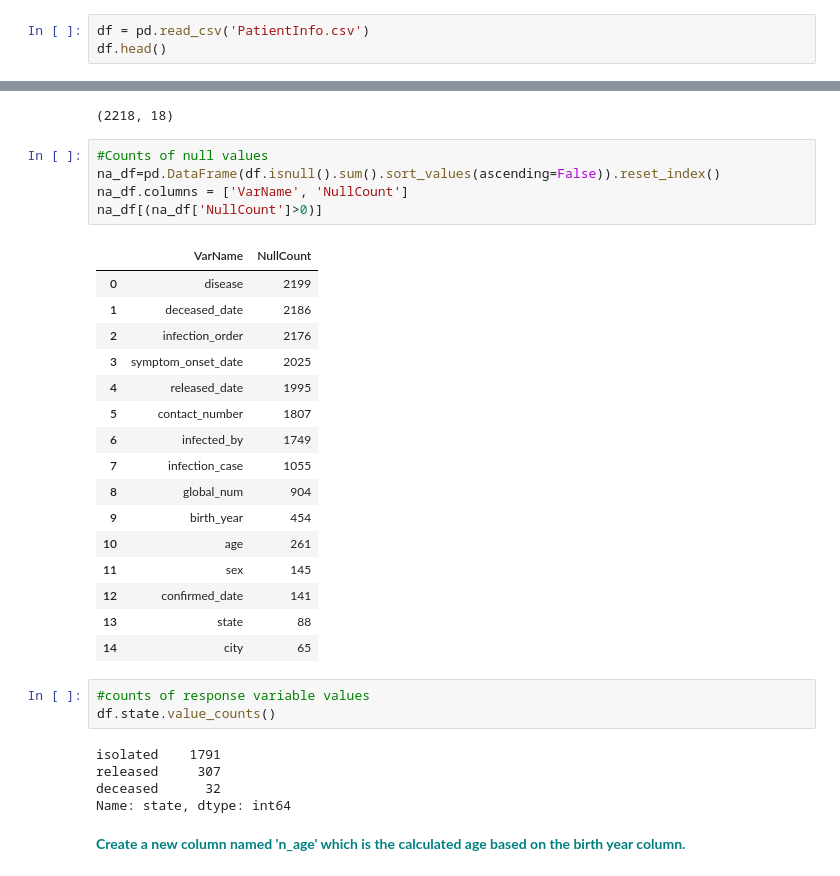
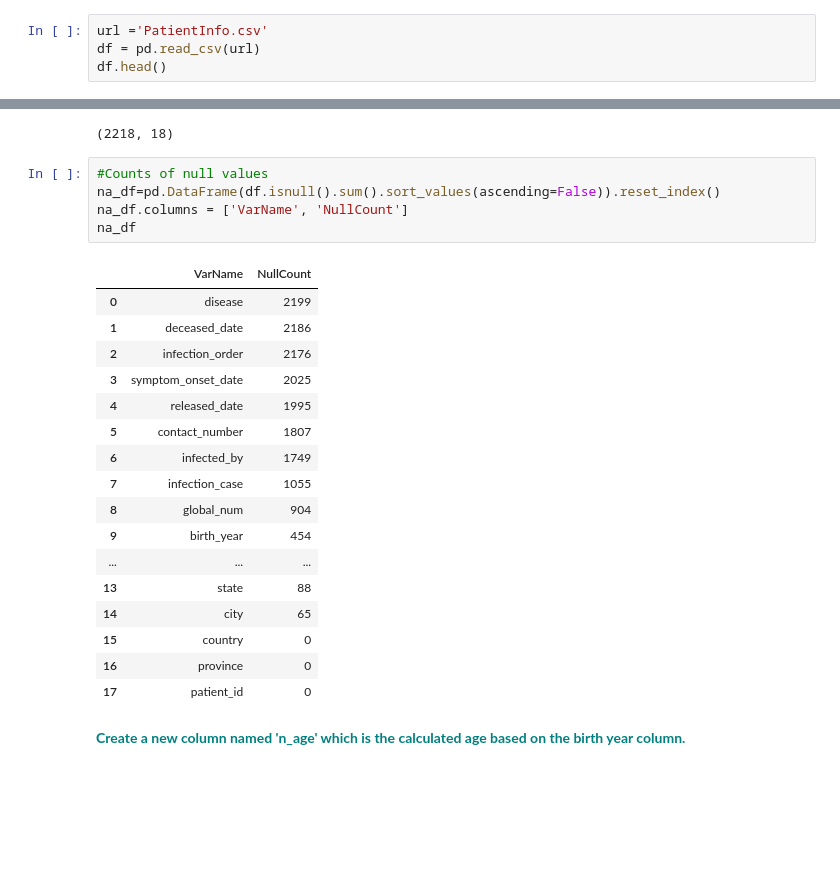
Before and after one commit to colelandolt/Random-Forest-Case-Study, a Jupyter notebook: RandomForest_casestudy_covid19.ipynb, the cells around one changed output, grey strips where cells are left out. Cells and saved outputs as stored; diff of their text form; blank space fills up the shorter version.

```diff
--- a/RandomForest_casestudy_covid19.ipynb
+++ b/RandomForest_casestudy_covid19.ipynb
@@ -55,7 +56,8 @@ from sklearn.experimental import enable_iterative_imputer
 from sklearn.impute import IterativeImputer
 from sklearn.ensemble import ExtraTreesRegressor
 # %%
-df = pd.read_csv('PatientInfo.csv')
+url ='PatientInfo.csv'
+df = pd.read_csv(url)
 df.head()
 # %% [output]
 |  | patient_id | global_num | sex | birth_year | age | country | province | city | disease | ... |
@@ -71,33 +73,26 @@ df.shape
 # %%
 #Counts of null values
 na_df=pd.DataFrame(df.isnull().sum().sort_values(ascending=False)).reset_index()
 na_df.columns = ['VarName', 'NullCount']
-na_df[(na_df['NullCount']>0)]
+na_df
 # %% [output]
 |  | VarName | NullCount |
 | 0 | disease | 2199 |
 | 1 | deceased_date | 2186 |
 | 2 | infection_order | 2176 |
 | 3 | symptom_onset_date | 2025 |
 | 4 | released_date | 1995 |
 | 5 | contact_number | 1807 |
 | 6 | infected_by | 1749 |
 | 7 | infection_case | 1055 |
 | 8 | global_num | 904 |
 | 9 | birth_year | 454 |
-| 10 | age | 261 |
-| 11 | sex | 145 |
-| 12 | confirmed_date | 141 |
+| ... | ... | ... |
 | 13 | state | 88 |
 | 14 | city | 65 |
+| 15 | country | 0 |
+| 16 | province | 0 |
+| 17 | patient_id | 0 |
-# %%
-#counts of response variable values
-df.state.value_counts()
-# %% [output]
-isolated    1791
-released     307
-deceased      32
-Name: state, dtype: int64
 # %% [markdown]
  **<font color='teal'> Create a new column named 'n_age' which is the calculated age based on the birth year column.</font>**
 # %%
```
Also changed, not shown: parts of 33 cells of this notebook.
